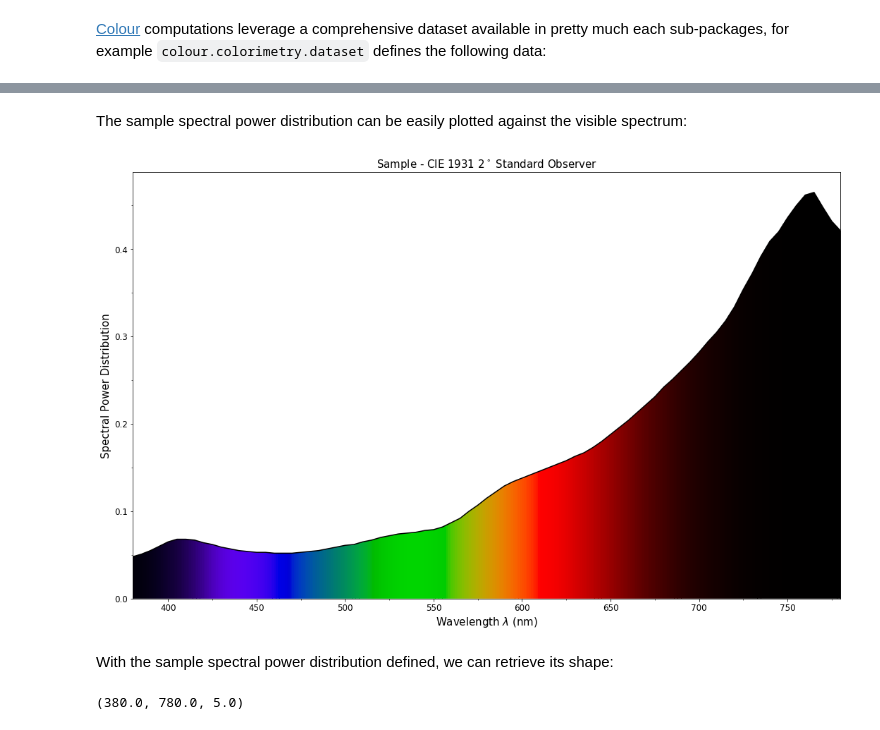
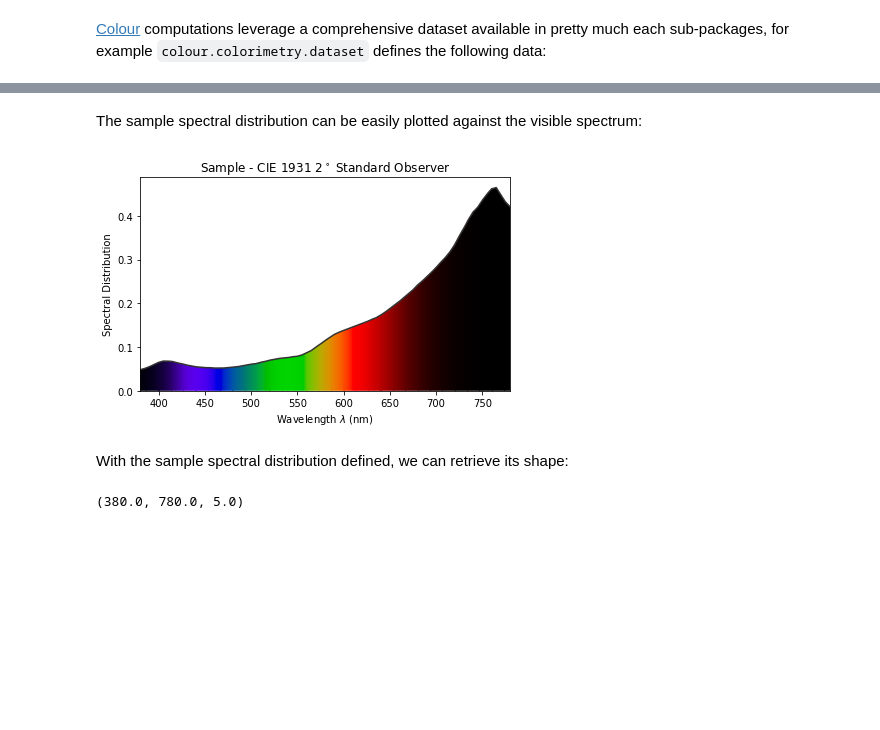
Before and after one commit to colour-science/colour-science.org, a Jupyter notebook: pages/tutorial.ipynb, the cells around one changed output, grey strips where cells are left out. Saved outputs shown, nothing was run; the diff lists cells and outputs as text; code cells hidden in the pictures; blank space fills up the shorter version.

```diff
--- a/pages/tutorial.ipynb
+++ b/pages/tutorial.ipynb
@@ -159,6 +182,6 @@ Whether it be a sample spectral power distribution, colour matching functions or
 # %%
-# Defining a sample spectral power distribution data.
-sample_spd_data = {
+# Defining a sample spectral distribution data.
+sample_sd_data = {
     380: 0.048,
     385: 0.051,
     390: 0.055,
@@ -241,6 +264,6 @@ sample_spd_data = {
     775: 0.432,
     780: 0.421}
 
-spd = colour.SpectralPowerDistribution(sample_spd_data, name='Sample')
-print(repr(spd))
+sd = colour.SpectralDistribution(sample_sd_data, name='Sample')
+print(repr(sd))
 # %% [output]
@@ -264,10 +287,10 @@ SpectralPowerDistribution([[  3.80000000e+02,   4.80000000e-02],
 # %% [markdown]
-The sample spectral power distribution can be easily plotted against the visible spectrum:
+The sample spectral distribution can be easily plotted against the visible spectrum:
 # %%
-# Plotting the sample spectral power distribution.
-single_spd_plot(spd)
+# Plotting the sample spectral distribution.
+plot_single_sd(sd);
 # %% [output]
-[figure, old version]
+[figure, new version]
 # %% [markdown]
-With the sample spectral power distribution defined, we can retrieve its shape:
+With the sample spectral distribution defined, we can retrieve its shape:
 # %%
```
Also changed, not shown: parts of 47 cells of this notebook, 35 other files.
